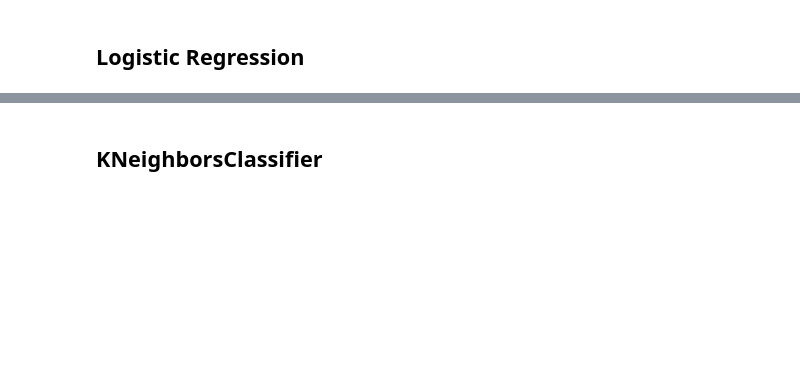
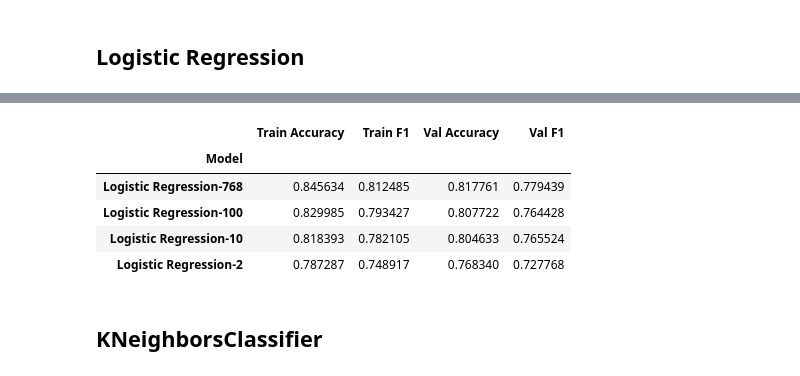
Before and after one commit to eduardofcabrera/NLP_Disaster_Tweets, a Jupyter notebook: text_classification.ipynb, the cells around one changed output, grey strips where cells are left out. Cells and saved outputs as stored; diff of their text form; code cells hidden in the pictures; blank space fills up the shorter version.

```diff
--- a/text_classification.ipynb
+++ b/text_classification.ipynb
@@ -76 +72,28 @@ plt.show()
+# %%
+def train_list_of_models(model_list: list, train_features_list: list):
+    for model, train_f in zip(model_list, train_features_list):
+        model.fit(train_f, train_target)
+    return model_list
+# %%
+def get_metrics_list_of_models(model_list: list, train_features_list: list, val_features_list: list, model_name: str, dim_list: list):
+    df = pd.DataFrame()
+
+    for model, train_f, val_f, dim in zip(model_list, train_features_list, val_features_list, dim_list):
+        train_predict = model.predict(train_f)
+        val_predict = model.predict(val_f)
+        train_acc = accuracy_score(train_target, train_predict)
+        train_f1 = f1_score(train_target, train_predict)
+        val_acc = accuracy_score(val_target, val_predict)
+        val_f1 = f1_score(val_target, val_predict)
+        df_ = pd.DataFrame({
+            "Model": [model_name+"-"+str(dim)],
+            "Train Accuracy": [train_acc],
+            "Train F1": [train_f1],
+            "Val Accuracy": [val_acc],
+            "Val F1": [val_f1]
+        })
+        df = pd.concat([df, df_])
+
+    df = df.set_index("Model")
+    return df
 # %% [markdown]
@@ -136,2 +103,18 @@ Validation 2 Model: Accuracy: 0.7737 F1: 0.7269
+# %%
+from sklearn.linear_model import LogisticRegression
+
+logistic_regression_list = [LogisticRegression(penalty="l2") for _ in train_features_list]
+logistic_regression_list = train_list_of_models(logistic_regression_list, train_features_list)
+logistics_regression_df = get_metrics_list_of_models(logistic_regression_list,
+                        train_features_list, val_features_list,
+                        "Logistic Regression", dim_list)
+logistics_regression_df
+# %% [output]
+|  | Train Accuracy | Train F1 | Val Accuracy | Val F1 |
+| Model |  |  |  |  |
+| Logistic Regression-768 | 0.845634 | 0.812485 | 0.817761 | 0.779439 |
+| Logistic Regression-100 | 0.829985 | 0.793427 | 0.807722 | 0.764428 |
+| Logistic Regression-10 | 0.818393 | 0.782105 | 0.804633 | 0.765524 |
+| Logistic Regression-2 | 0.787287 | 0.748917 | 0.768340 | 0.727768 |
 # %% [markdown]
 ## KNeighborsClassifier
```
Also changed, not shown: parts of 75 cells of this notebook, 2 other files.
